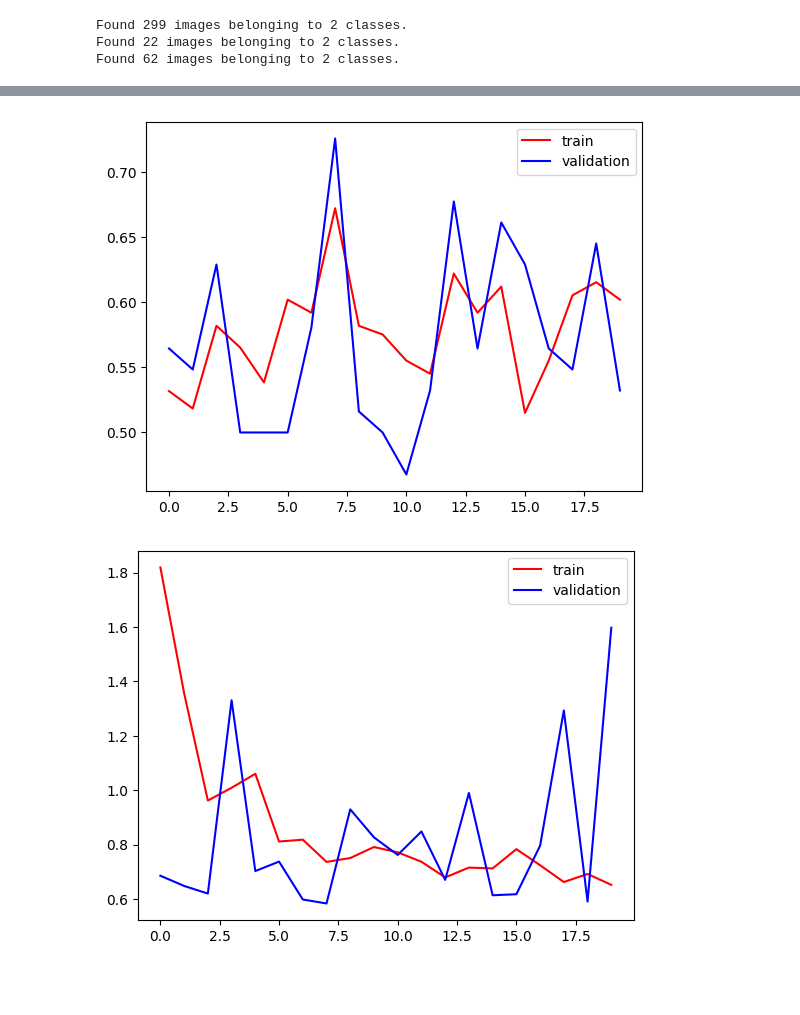
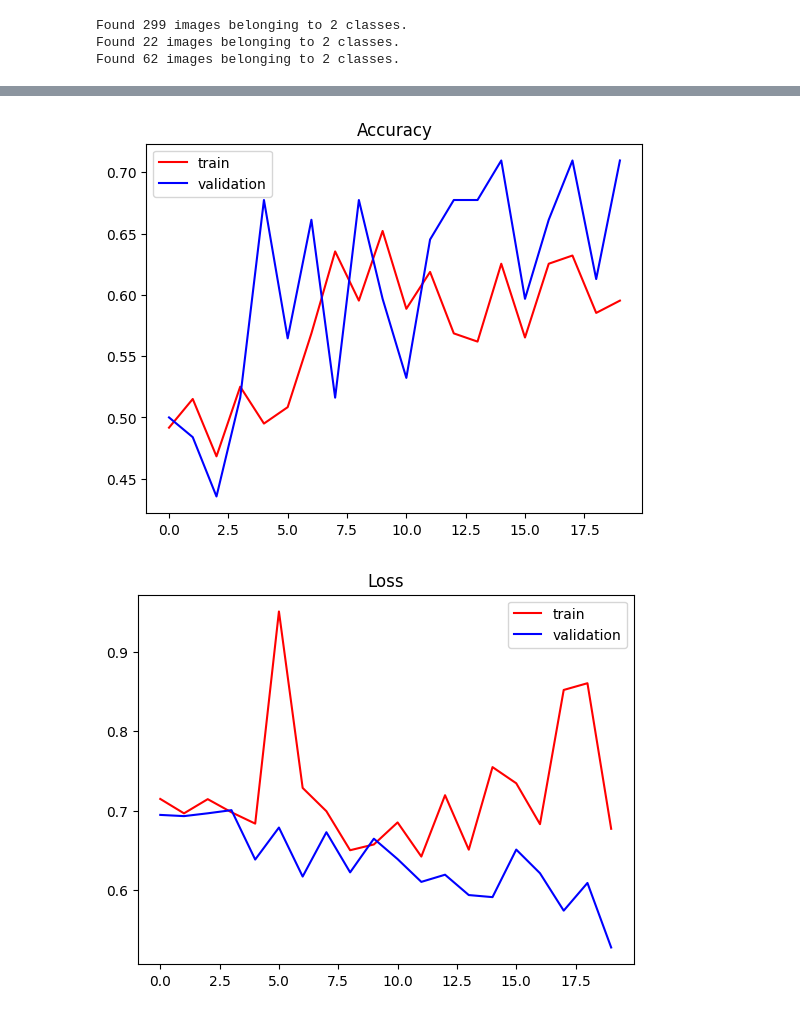
Before and after one commit to SketchyCarrot/Railway_Fault_Track_Detection, a Jupyter notebook: main.ipynb, the cells around one changed output, grey strips where cells are left out. Cells and saved outputs as stored; diff of their text form; code cells hidden in the pictures; blank space fills up the shorter version.

Commit message:
Refined the model to reduce overfitting

```diff
--- a/main.ipynb
+++ b/main.ipynb
@@ -97,19 +94,20 @@ augmentor_test = ImageDataGenerator(
 # %%
 train_aug = augmentor_train.flow_from_directory(
         train_dir,
-        target_size=(256, 256),
+        target_size=(200, 200),
         batch_size=32,
+        shuffle=True,
         class_mode="binary")
 
 test_aug = augmentor_test.flow_from_directory(
         test_dir,
-        target_size=(256, 256),
+        target_size=(200, 200),
         batch_size=32,
         class_mode="binary")
 
 validation_aug = augmentor_test.flow_from_directory(
         validation_dir,
-        target_size=(256, 256),
+        target_size=(200, 200),
         batch_size=32,
         class_mode="binary")
 # %% [output]
@@ -202,13 +202,13 @@ Non-trainable params: 2,054
 _________________________________________________________________
+# %%
+early_stopping = EarlyStopping(
+        monitor='val_loss',
+        min_delta=0.005,
+        patience=5,
+        restore_best_weights=True
+)
 # %%
-model.compile(optimizer="rmsprop", loss="binary_crossentropy", metrics=["accuracy"])
+model.compile(optimizer="adam", loss="binary_crossentropy", metrics=["accuracy"])
-# %%
-early_stopping = EarlyStopping(
-        monitor='loss',
-        min_delta=0.005,
-        patience=5,
-        restore_best_weights=True
-)
 # %%
 history = model.fit(train_aug,
                     epochs=20,
@@ -235,16 +235,18 @@ Epoch 20/20
 # %%
 import matplotlib.pyplot as plt
 
 plt.plot(history.history["accuracy"], color="red", label="train")
 plt.plot(history.history["val_accuracy"], color="blue", label="validation")
+plt.title("Accuracy")
 plt.legend()
 plt.show()
 # %% [output]
-[figure, old version]
+[figure, new version]
 # %%
 plt.plot(history.history["loss"], color="red", label="train")
 plt.plot(history.history["val_loss"], color="blue", label="validation")
+plt.title("Loss")
 plt.legend()
 plt.show()
 # %% [output]
-[figure, old version]
+[figure, new version]
```
Also changed, not shown: parts of 7 cells of this notebook.
